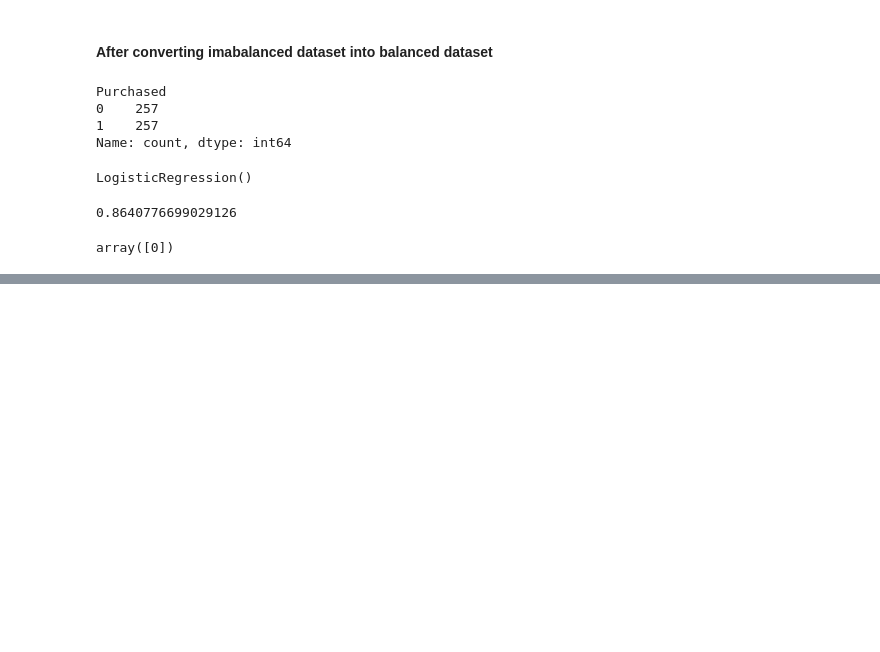
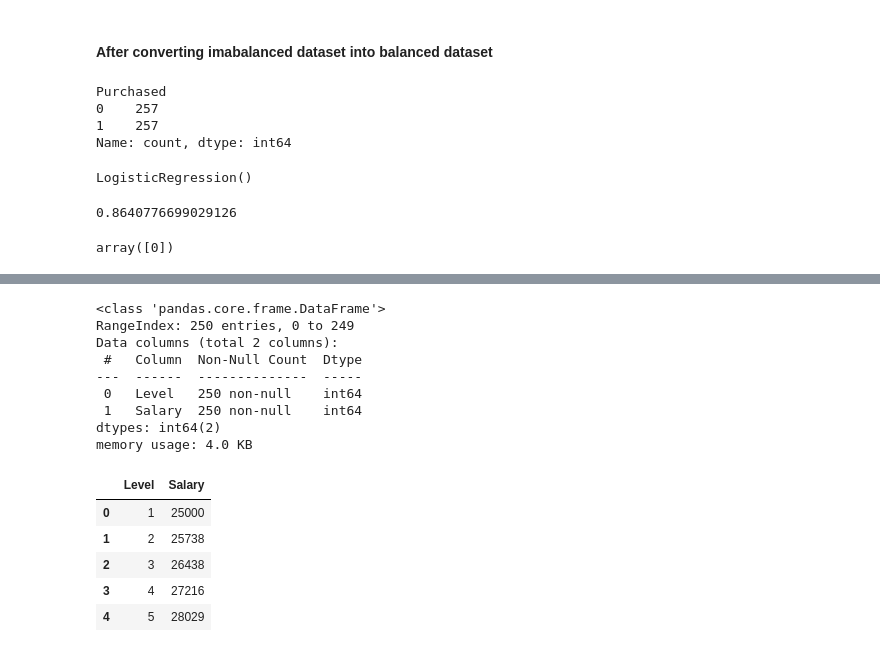
Before and after one commit to harshit193/Learning-Data-Science, a Jupyter notebook: Machine Learning files/Machine_learning.ipynb, the cells around one changed output, grey strips where cells are left out. Drawn from its saved outputs; the diff is of its cells as text; code cells hidden in the pictures; blank space fills up the shorter version.

```diff
--- a/Machine Learning files/Machine_learning.ipynb
+++ b/Machine Learning files/Machine_learning.ipynb
@@ -1810,0 +1845,20 @@ array([0])
+# %%
+df = pd.read_csv('../dataset/polynomial.csv')
+df.info()
+df.head()
+# %% [output]
+<class 'pandas.core.frame.DataFrame'>
+RangeIndex: 250 entries, 0 to 249
+Data columns (total 2 columns):
+ #   Column  Non-Null Count  Dtype
+---  ------  --------------  -----
+ 0   Level   250 non-null    int64
+ 1   Salary  250 non-null    int64
+dtypes: int64(2)
+memory usage: 4.0 KB
+|  | Level | Salary |
+| 0 | 1 | 25000 |
+| 1 | 2 | 25738 |
+| 2 | 3 | 26438 |
+| 3 | 4 | 27216 |
+| 4 | 5 | 28029 |
```
Also changed, not shown: parts of 37 cells of this notebook.
